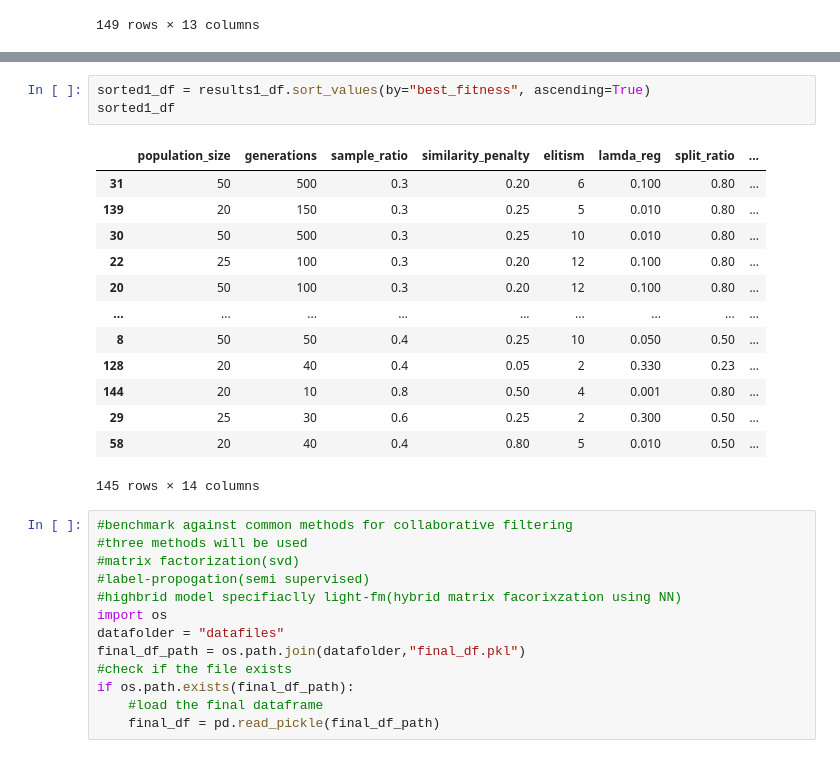
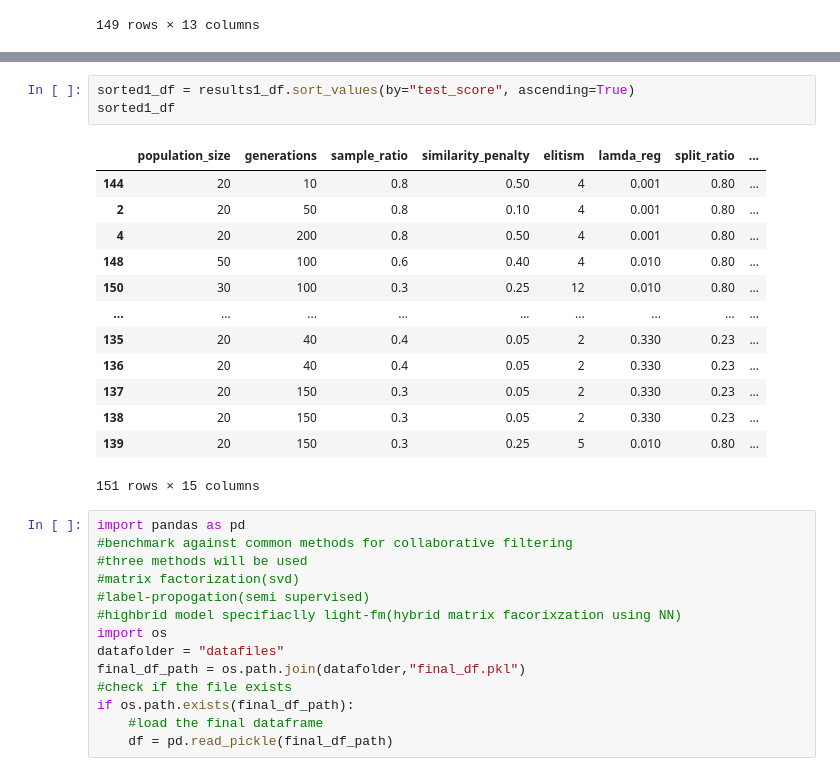
Before and after one commit to StavrosTZI/GenRec, a Jupyter notebook: results.ipynb, the cells around one changed output, grey strips where cells are left out. Drawn from its saved outputs; the diff is of its cells as text.

```diff
--- a/results.ipynb
+++ b/results.ipynb
@@ -115,21 +87,22 @@ results1_df
 # %%
-sorted1_df = results1_df.sort_values(by="best_fitness", ascending=True)
+sorted1_df = results1_df.sort_values(by="test_score", ascending=True)
 sorted1_df
 # %% [output]
 |  | population_size | generations | sample_ratio | similarity_penalty | elitism | lamda_reg | split_ratio | ... |
-| 31 | 50 | 500 | 0.3 | 0.20 | 6 | 0.100 | 0.80 | ... |
+| 144 | 20 | 10 | 0.8 | 0.50 | 4 | 0.001 | 0.80 | ... |
+| 2 | 20 | 50 | 0.8 | 0.10 | 4 | 0.001 | 0.80 | ... |
+| 4 | 20 | 200 | 0.8 | 0.50 | 4 | 0.001 | 0.80 | ... |
+| 148 | 50 | 100 | 0.6 | 0.40 | 4 | 0.010 | 0.80 | ... |
+| 150 | 30 | 100 | 0.3 | 0.25 | 12 | 0.010 | 0.80 | ... |
+| ... | ... | ... | ... | ... | ... | ... | ... | ... |
+| 135 | 20 | 40 | 0.4 | 0.05 | 2 | 0.330 | 0.23 | ... |
+| 136 | 20 | 40 | 0.4 | 0.05 | 2 | 0.330 | 0.23 | ... |
+| 137 | 20 | 150 | 0.3 | 0.05 | 2 | 0.330 | 0.23 | ... |
+| 138 | 20 | 150 | 0.3 | 0.05 | 2 | 0.330 | 0.23 | ... |
 | 139 | 20 | 150 | 0.3 | 0.25 | 5 | 0.010 | 0.80 | ... |
-| 30 | 50 | 500 | 0.3 | 0.25 | 10 | 0.010 | 0.80 | ... |
-| 22 | 25 | 100 | 0.3 | 0.20 | 12 | 0.100 | 0.80 | ... |
-| 20 | 50 | 100 | 0.3 | 0.20 | 12 | 0.100 | 0.80 | ... |
-| ... | ... | ... | ... | ... | ... | ... | ... | ... |
-| 8 | 50 | 50 | 0.4 | 0.25 | 10 | 0.050 | 0.50 | ... |
-| 128 | 20 | 40 | 0.4 | 0.05 | 2 | 0.330 | 0.23 | ... |
-| 144 | 20 | 10 | 0.8 | 0.50 | 4 | 0.001 | 0.80 | ... |
-| 29 | 25 | 30 | 0.6 | 0.25 | 2 | 0.300 | 0.50 | ... |
-| 58 | 20 | 40 | 0.4 | 0.80 | 5 | 0.010 | 0.50 | ... |
-145 rows × 14 columns
+151 rows × 15 columns
 # %%
+import pandas as pd
 #benchmark against common methods for collaborative filtering
 #three methods will be used
 #matrix factorization(svd)
@@ -141,4 +114,4 @@ final_df_path = os.path.join(datafolder,"final_df.pkl")
 #check if the file exists
 if os.path.exists(final_df_path):
     #load the final dataframe
-    final_df = pd.read_pickle(final_df_path)
+    df = pd.read_pickle(final_df_path)
```
Also changed, not shown: parts of 11 cells of this notebook, 2 other files.
